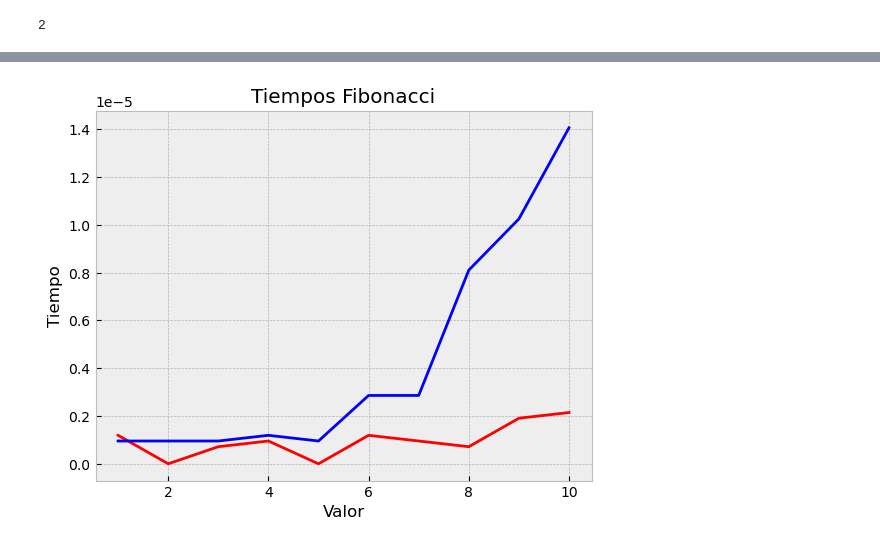
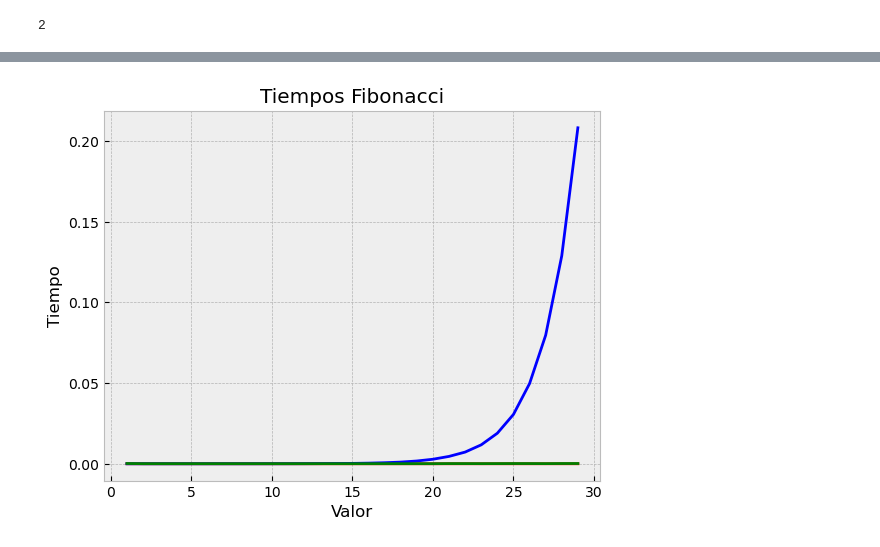
Before and after one commit to MiguelSFeles/Estructura-De-Datos, a Jupyter notebook: fibonacci.ipynb, the cells around one changed output, grey strips where cells are left out. Drawn from its saved outputs; the diff is of its cells as text; code cells hidden in the pictures.

```diff
--- a/fibonacci.ipynb
+++ b/fibonacci.ipynb
@@ -26,0 +34,8 @@ tabla = pd.DataFrame()
+# %%
+def fibonacciFunc(k):
+    return (1/sqrt(5)) * (( ((1+sqrt(5))/2)**k - ((1-sqrt(5))/2)**k))
+sq5 = sqrt(5)/(2)
+def fibonacciFunc2(k):
+    return (sqrt(5)*(-1*((1/2)- sq5)**3 + (((1/2)+ sq5)**3)))/5
+
+int(fibonacciFunc2(3))
@@ -27,13 +44,15 @@ tabla = pd.DataFrame()
 # %%
-
+tabla = pd.DataFrame()
 tabla["Valor"] = None
 tabla["binaryFib"] = None
 tabla["linearFib"] = None
+tabla["Fibonacci Álg Lineal"] = None
 
 valor = []
 binaryTime = []
 lineTime = []
-for i in range(1, 11):
+matrixTime = []
+for i in range(1, 30):
     valor.append(i)
 
     inicio = time()
@@ -47,9 +66,15 @@ for i in range(1, 11):
     final = time()
     lineTime.append(final - inicio)
 
+    inicio = time()
+    fibonacciFunc2(i)
+    final = time()
+    matrixTime.append(final - inicio)
+
 tabla["Valor"] = valor
 tabla["binaryFib"] = binaryTime
 tabla["linearFib"] = lineTime
+tabla["Fibonacci Álg Lineal"] = matrixTime
 
 tabla
 # %% [output]
@@ -67,15 +98,17 @@ tabla
 # %%
 plt.style.use("bmh")
+eje_xalg = tabla["Fibonacci Álg Lineal"]
 eje_xlin = tabla['linearFib']
 eje_xbin = tabla['binaryFib']
 eje_y = tabla['Valor']
 plt.title("Tiempos Fibonacci")
 plt.plot(eje_y, eje_xlin, color = "red", label='linearFib') #Linear
 plt.plot(eje_y, eje_xbin, color = "blue", label='binaryFib') #Binaria
+plt.plot(eje_y, eje_xalg, color = "green", label='matrices') #Álgebra lineal
 
 plt.xlabel('Valor')
 plt.ylabel('Tiempo')
 
 plt.show()
 # %% [output]
-[figure, old version]
+[figure, new version]
```
Also changed, not shown: parts of 7 cells of this notebook, 1 other file.
